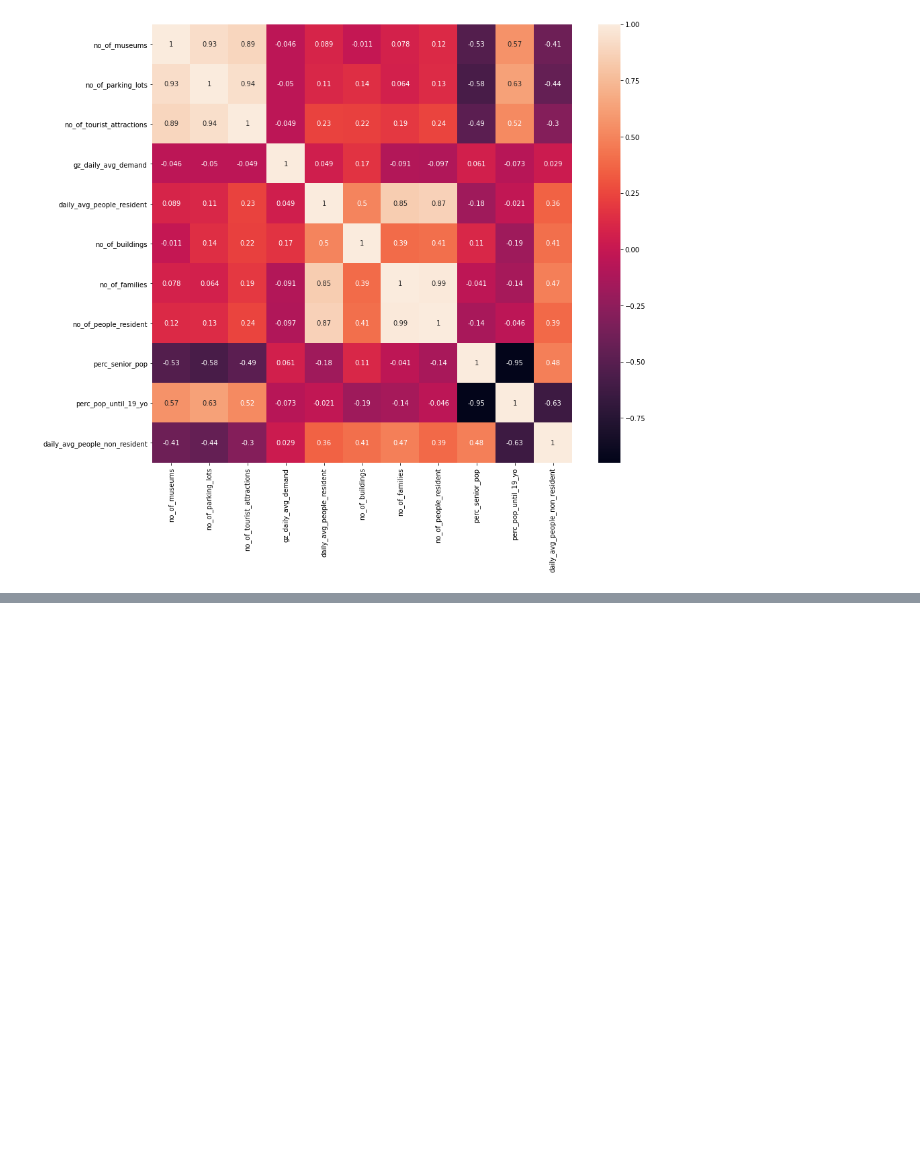
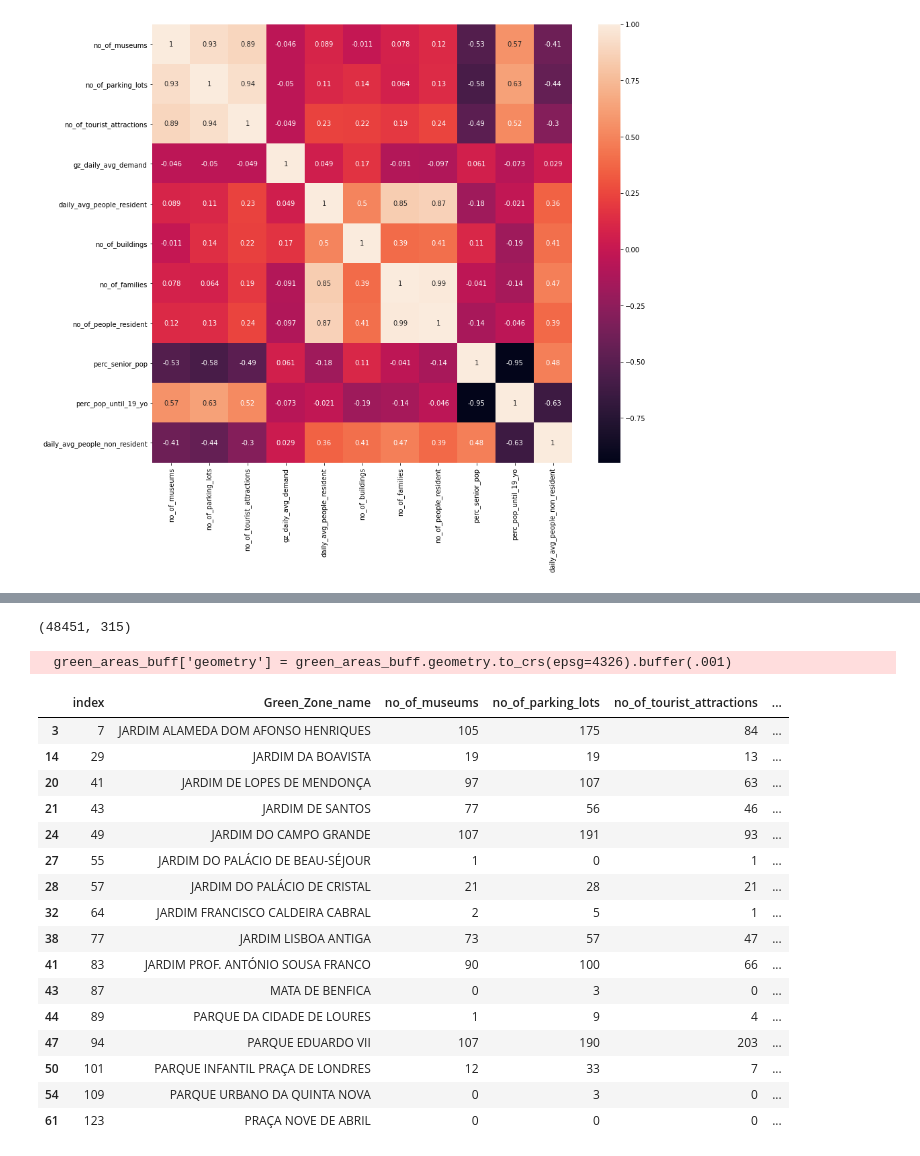
Before and after one commit to McNickSisto/world_data_league, a Jupyter notebook: stage_4/sisto_cleaning_week1.ipynb, the cells around one changed output, grey strips where cells are left out. Cells and saved outputs as stored; diff of their text form; code cells hidden in the pictures; blank space fills up the shorter version.

```diff
--- a/stage_4/sisto_cleaning_week1.ipynb
+++ b/stage_4/sisto_cleaning_week1.ipynb
@@ -327,0 +693,15 @@ plt.show()
+# %%
+# leisure = ['garden', 'park']
+
+# the polygons of the actual green spaces are also in the data set
+parks = poi_concat[(poi_concat['leisure'] == 'park') | (poi_concat['leisure'] == 'garden')]
+parks = parks.set_crs(epsg=4326)
+poi_concat = poi_concat.drop(parks.index) # remove the used shapes
+parks['geom'] = parks.geometry # not to loose it while joining
+matches = gpd.sjoin(green_areas_dic,
+                    parks[['geometry', 'geom']],
+                    op='within',
+                   ).drop(columns=['index_right',
+                                   'geometry']).rename(columns={'geom':'geometry'})
+
+green_areas_shape = matches
@@ -327,0 +785,54 @@ plt.show()
+# %%
+rename = {i:f'feat_{i[0]}' for i in columns if type(i)==tuple}
+enc_gdf_points = enc_gdf_points.rename(columns=rename)
+enc_gdf_points = enc_gdf_points.set_crs(epsg=4326)
+enc_gdf_points.shape
+# %% [output]
+(48451, 315)
+# %%
+# buffer green areas to get their surrounding
+green_areas_buff = green_areas_shape.copy().set_crs(epsg=4326)
+green_areas_buff['geometry'] = green_areas_buff.geometry.to_crs(epsg=4326).buffer(.001)
+
+# joining both geo dfs
+joint_gpd = gpd.GeoDataFrame()
+
+
+# use both operations
+for op in ['intersects', 'within']:
+    joint_gpd = joint_gpd.append(gpd.sjoin(enc_gdf_points,
+                                           green_areas_buff,
+                                           how="inner", # only keep stuff which found values
+                                           op=op))
+
+columns = joint_gpd.columns
+green_cols = green_areas_buff.columns
+
+# prepare aggregation dict
+agg_feat = {i:'sum' for i in columns if 'feat' in i} # summing equal features
+agg_green = {i:'first' for i in green_cols if i != 'index'} # index to be grouped by
+agg = dict(agg_feat)
+agg.update(agg_green)
+agg['geometry'] = lambda x: list(x) # listing their relative geometries
+# %% [output]
+  green_areas_buff['geometry'] = green_areas_buff.geometry.to_crs(epsg=4326).buffer(.001)
+# %%
+green_areas_shape
+# %% [output]
+|  | index | Green_Zone_name | no_of_museums | no_of_parking_lots | no_of_tourist_attractions | ... |
+| 3 | 7 | JARDIM ALAMEDA DOM AFONSO HENRIQUES | 105 | 175 | 84 | ... |
+| 14 | 29 | JARDIM DA BOAVISTA | 19 | 19 | 13 | ... |
+| 20 | 41 | JARDIM DE LOPES DE MENDONÇA | 97 | 107 | 63 | ... |
+| 21 | 43 | JARDIM DE SANTOS | 77 | 56 | 46 | ... |
+| 24 | 49 | JARDIM DO CAMPO GRANDE | 107 | 191 | 93 | ... |
+| 27 | 55 | JARDIM DO PALÁCIO DE BEAU-SÉJOUR | 1 | 0 | 1 | ... |
+| 28 | 57 | JARDIM DO PALÁCIO DE CRISTAL | 21 | 28 | 21 | ... |
+| 32 | 64 | JARDIM FRANCISCO CALDEIRA CABRAL | 2 | 5 | 1 | ... |
+| 38 | 77 | JARDIM LISBOA ANTIGA | 73 | 57 | 47 | ... |
+| 41 | 83 | JARDIM PROF. ANTÓNIO SOUSA FRANCO | 90 | 100 | 66 | ... |
+| 43 | 87 | MATA DE BENFICA | 0 | 3 | 0 | ... |
+| 44 | 89 | PARQUE DA CIDADE DE LOURES | 1 | 9 | 4 | ... |
+| 47 | 94 | PARQUE EDUARDO VII | 107 | 190 | 203 | ... |
+| 50 | 101 | PARQUE INFANTIL PRAÇA DE LONDRES | 12 | 33 | 7 | ... |
+| 54 | 109 | PARQUE URBANO DA QUINTA NOVA | 0 | 3 | 0 | ... |
+| 61 | 123 | PRAÇA NOVE DE ABRIL | 0 | 0 | 0 | ... |
```
Also changed, not shown: parts of 57 cells of this notebook, 1 other file.
